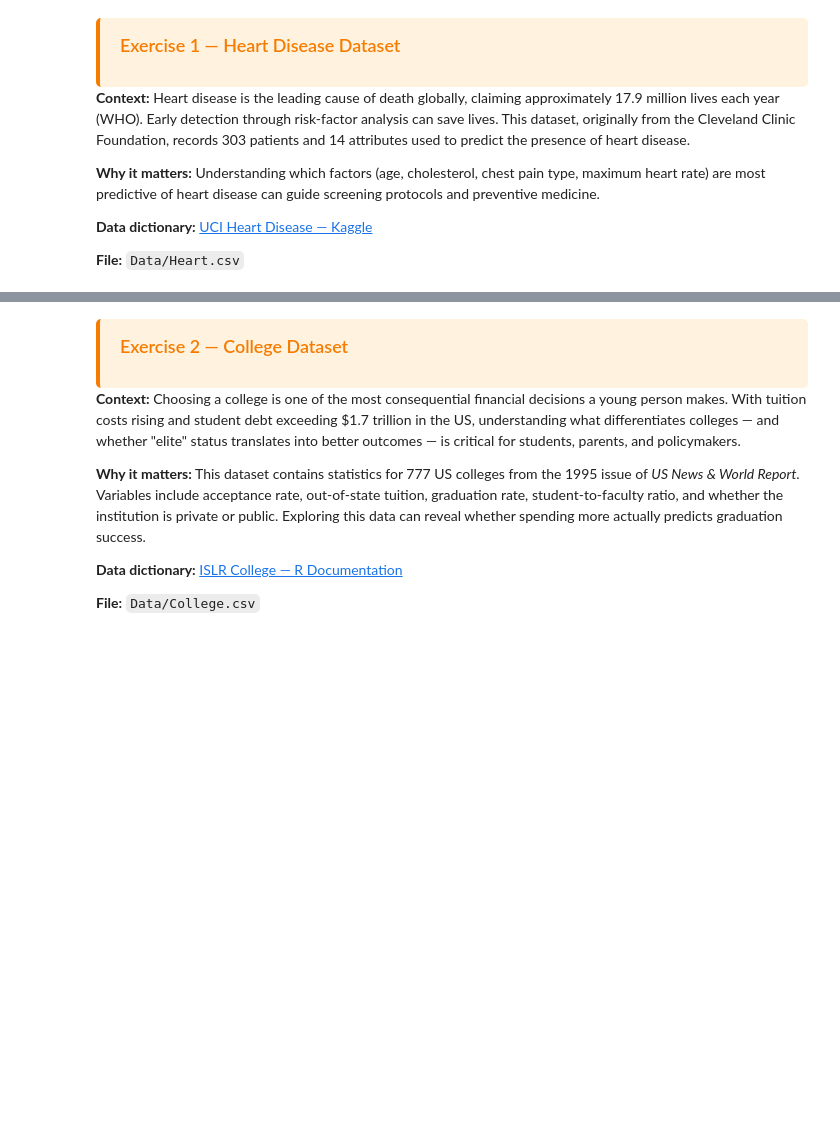
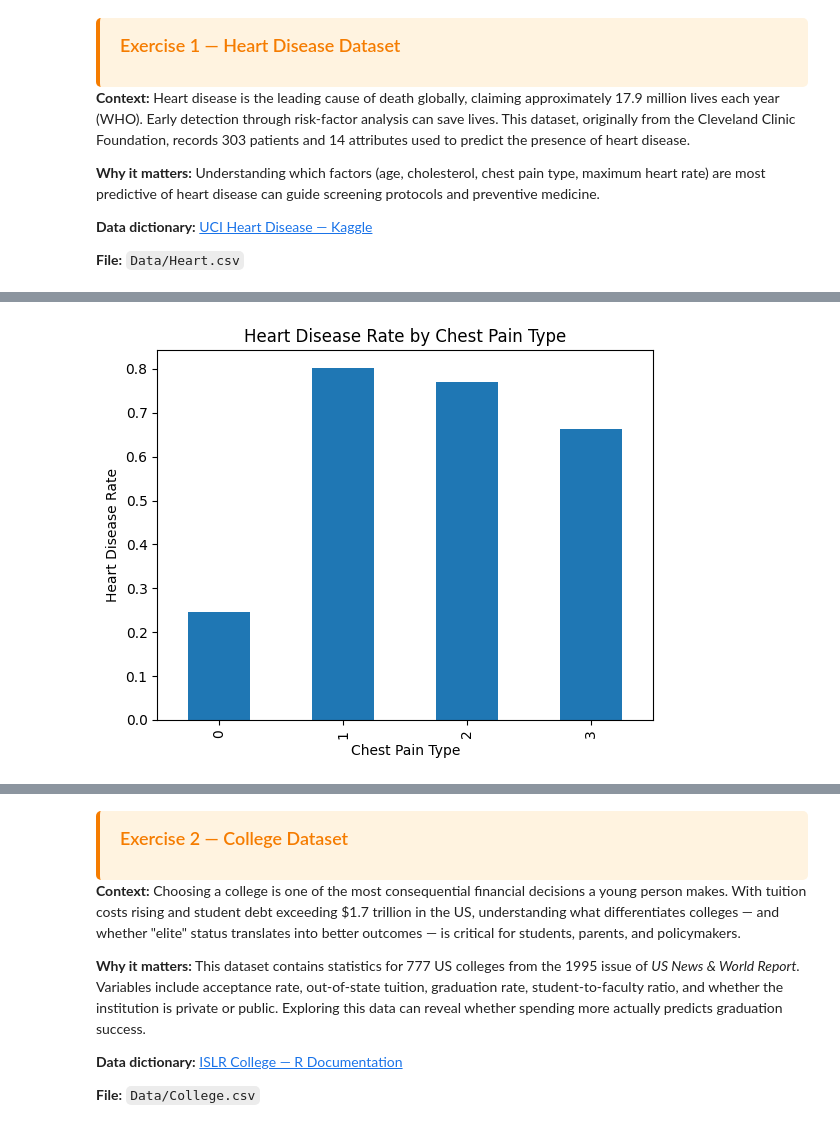
Before and after one commit to abbaskedir/BDATA200, a Jupyter notebook: Lecutre_3_Data_Workflow_Solution.ipynb, the cells around one changed output, grey strips where cells are left out. Saved outputs shown, nothing was run; the diff lists cells and outputs as text; code cells hidden in the pictures; blank space fills up the shorter version.

```diff
--- a/Lecutre_3_Data_Workflow_Solution.ipynb
+++ b/Lecutre_3_Data_Workflow_Solution.ipynb
@@ -982,7 +1049,3 @@ plt.show()
 **Data dictionary:** [UCI Heart Disease — Kaggle](https://www.kaggle.com/datasets/johnsmith88/heart-disease-dataset)
 
 **File:** `Data/Heart.csv`
-# %%
-# Load the dataset
-heart = pd.read_csv('Data/Heart.csv')
-heart.head()
@@ -991,0 +1080,8 @@ heart.head()
+# %%
+heart.groupby("cp")["target"].mean().plot(kind="bar")
+plt.title("Heart Disease Rate by Chest Pain Type")
+plt.xlabel("Chest Pain Type")
+plt.ylabel("Heart Disease Rate")
+plt.show()
+# %% [output]
+[figure, added]
```
Also changed, not shown: parts of 46 cells of this notebook.
